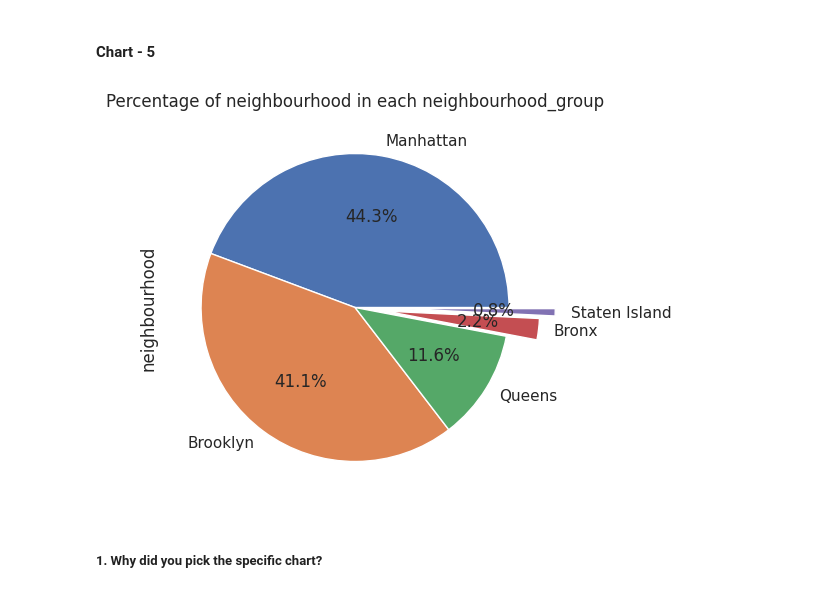
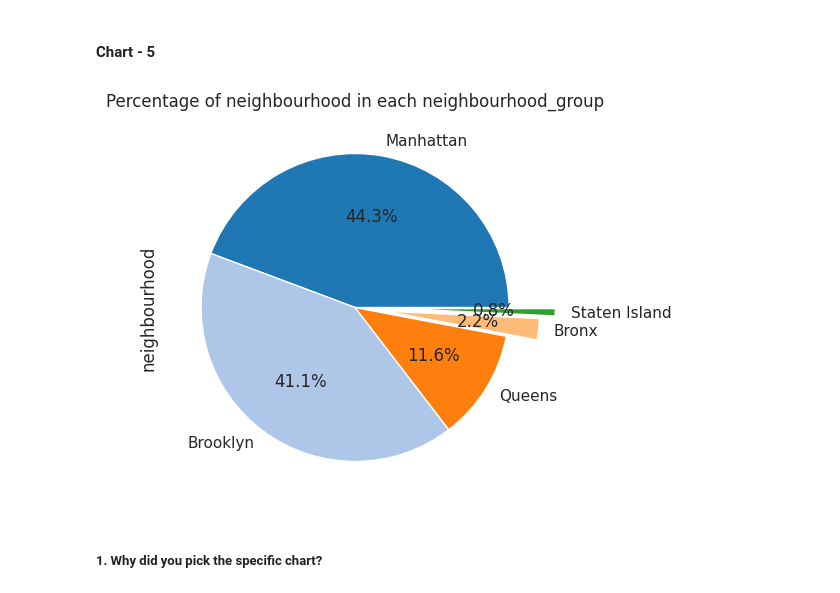
Before and after one commit to Avishek-03/Airbnb_EDA, a Jupyter notebook: M_2_Projects.ipynb, the cells around one changed output. Saved outputs shown, nothing was run; the diff lists cells and outputs as text; code cells hidden in the pictures.

```diff
--- a/M_2_Projects.ipynb
+++ b/M_2_Projects.ipynb
@@ -350,15 +397,15 @@ wr_name=list(np.sort(unique_item('host_name'))[-1:-57:-1])
 # %%
-#Creating a list of new host names that we want to replace
-new_name=['current Line','genuine','predetermined','binna',"danby","Xinhui","Vedic","Qingming","Yuli", "spicy",
-          "poetry moon","Ying","virtue","Shino","Auspicious Yin","astute","Zeyu","Masakawa","Penangli","Berun","Ming Feng",
-          "Wen Jing","Quiet","Wen Li","Wen Qing","Si Quan","Peter","Ivy","Steep","Sun Hao","power","Yizhu",
-          "ZheWei","Chenggang","Curly Ni","Ran Yang","approve","good","seven","Yuria & Fredy","The Local Apple",
-          " Valéria","Daniel","Julia","Тest","Sergey","Oksana","Zina","Vil","Anita","Andrey","Alexei",
-          "Alexandrina","A pattern","İlyas","Story","Elodie"]
+# #Creating a list of new host names that we want to replace
+# new_name=['current Line','genuine','predetermined','binna',"danby","Xinhui","Vedic","Qingming","Yuli", "spicy",
+#           "poetry moon","Ying","virtue","Shino","Auspicious Yin","astute","Zeyu","Masakawa","Penangli","Berun","Ming Feng",
+#           "Wen Jing","Quiet","Wen Li","Wen Qing","Si Quan","Peter","Ivy","Steep","Sun Hao","power","Yizhu",
+#           "ZheWei","Chenggang","Curly Ni","Ran Yang","approve","good","seven","Yuria & Fredy","The Local Apple",
+#           " Valéria","Daniel","Julia","Тest","Sergey","Oksana","Zina","Vil","Anita","Andrey","Alexei",
+#           "Alexandrina","A pattern","İlyas","Story","Elodie"]
 
-#Handling a particular host name
-bnb_df['host_name']=bnb_df['host_name'].replace('Brooklyn&   Breakfast    -Len-',"Brooklyn & Breakfast")
+# #Handling a particular host name
+# bnb_df['host_name']=bnb_df['host_name'].replace('Brooklyn&   Breakfast    -Len-',"Brooklyn & Breakfast")
 
-#Making a dictionary with old and new name respectively
-cr_name=dict(zip(wr_name,new_name))
+# #Making a dictionary with old and new name respectively
+# cr_name=dict(zip(wr_name,new_name))
 # %%
@@ -571,12 +610,12 @@ On the contrary we can see that Staten Island being the least booked is giving a
 #### Chart - 5
 # %%
 # Chart - 5 visualization code
-chart6=(bnb_df.groupby('neighbourhood_group')['neighbourhood'].count()).sort_values(ascending=False)
-chart6.plot(kind='pie',autopct='%1.1f%%',explode = [0, 0, 0, 0.2,0.3],figsize=(10,5))
+c5=(bnb_df.groupby('neighbourhood_group')['neighbourhood'].count()).sort_values(ascending=False)
+c5.plot(kind='pie',autopct='%1.1f%%',explode = [0, 0, 0, 0.2,0.3],figsize=(10,5))
 plt.title("Percentage of neighbourhood in each neighbourhood_group")
 sns.set_palette('tab20')
 # %% [output]
-[figure, old version]
+[figure, new version]
 # %% [markdown]
 ##### 1. Why did you pick the specific chart?
 # %% [markdown]
```
Also changed, not shown: parts of 47 cells of this notebook.
